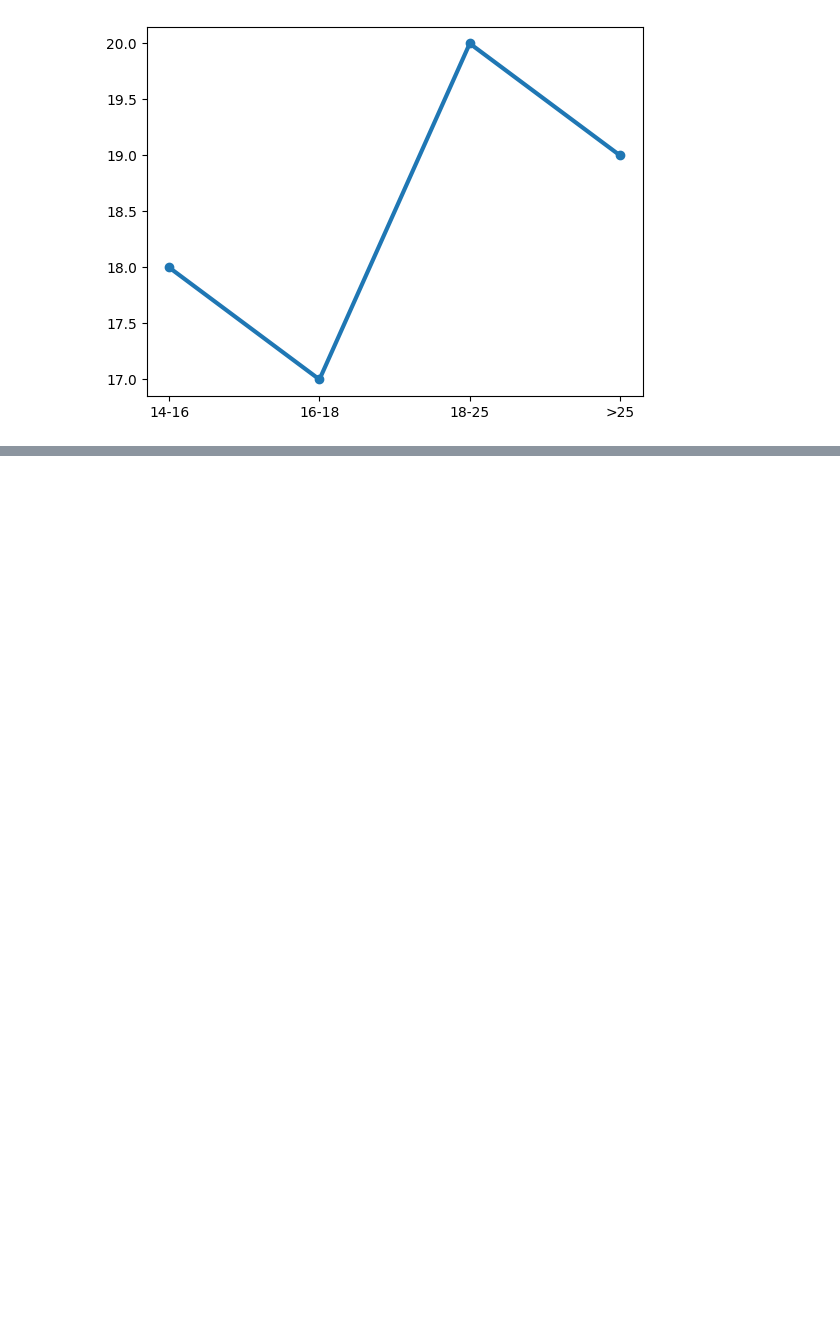
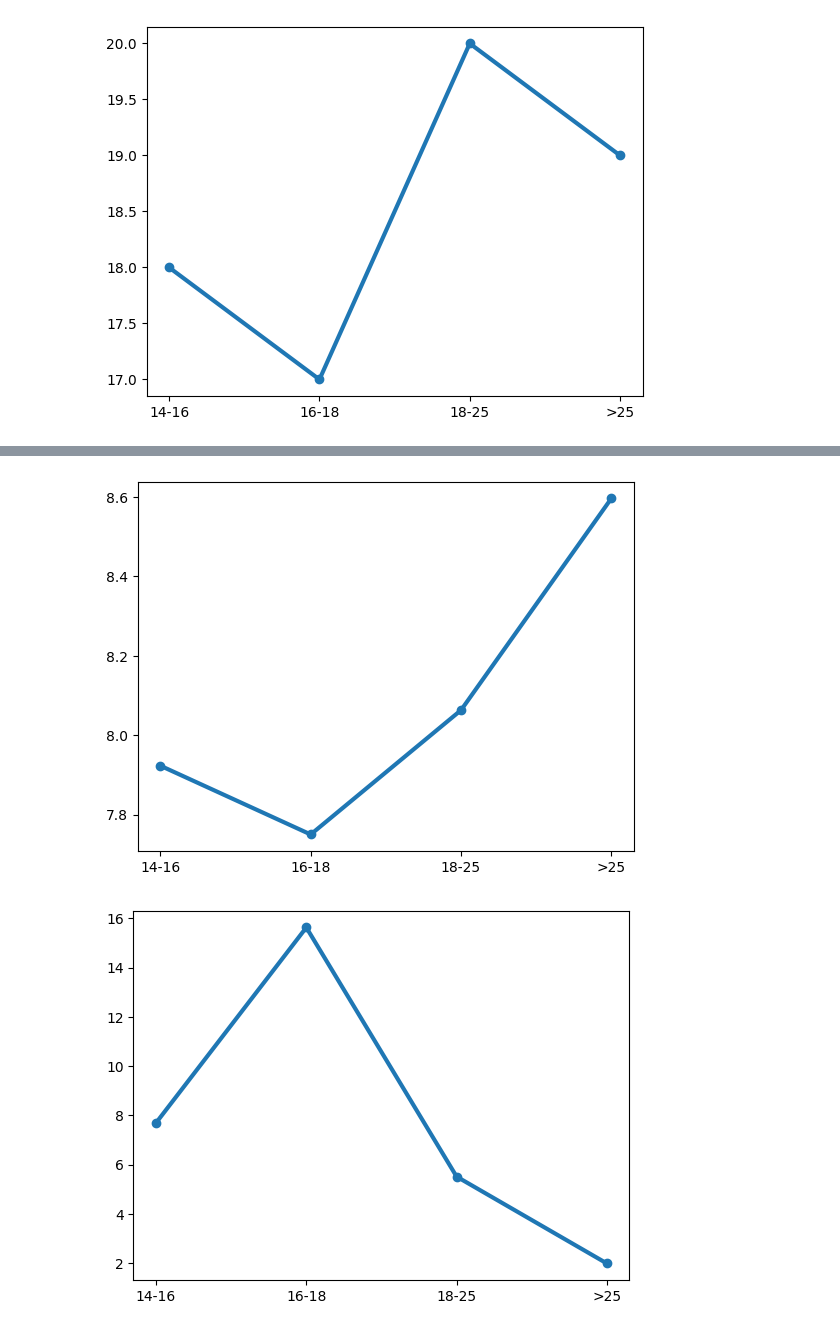
Before and after one commit to nic-obert/vacation-analysis, a Jupyter notebook: analyze.ipynb, the cells around one changed output, grey strips where cells are left out. Drawn from its saved outputs; the diff is of its cells as text; code cells hidden in the pictures; blank space fills up the shorter version.

```diff
--- a/analyze.ipynb
+++ b/analyze.ipynb
@@ -585,0 +670,31 @@ plt.show()
+# %%
+# Calculate the average enjoyment through the age ranges
+
+enjoyment_per_age = df.groupby('age')['enjoyment'].apply(lambda x: x.mean())
+enjoyment_per_age
+
+# Remove the <14 age range because there is too little data
+enjoyment_per_age = enjoyment_per_age.drop('<14')
+
+# Plot the average enjoyment through the age ranges
+import matplotlib.pyplot as plt
+
+plt.plot(enjoyment_per_age.index, enjoyment_per_age.values, linestyle='solid', linewidth=3, marker='o')
+plt.show()
+
+# Calculate which age range has the highest percentage of people who didn't enjoy their vacation
+enjoyment_per_age = df.groupby('age')['enjoyment']
+
+# Calculate the percentage of people who didn't enjoy their vacation (enjoyment < 6)
+percentages = enjoyment_per_age.apply(lambda x: len(x[x < 6]) / len(x) * 100)
+
+# Remove the <14 age range because there is too little data
+percentages = percentages.drop('<14')
+
+# Plot the percentage of people who didn't enjoy their vacation through the age ranges
+
+plt.plot(percentages.index, percentages.values, linestyle='solid', linewidth=3, marker='o')
+plt.show()
+# %% [output]
+[figure, added]
+[figure, added]
```
Also changed, not shown: parts of 15 cells of this notebook, 1 other file.
